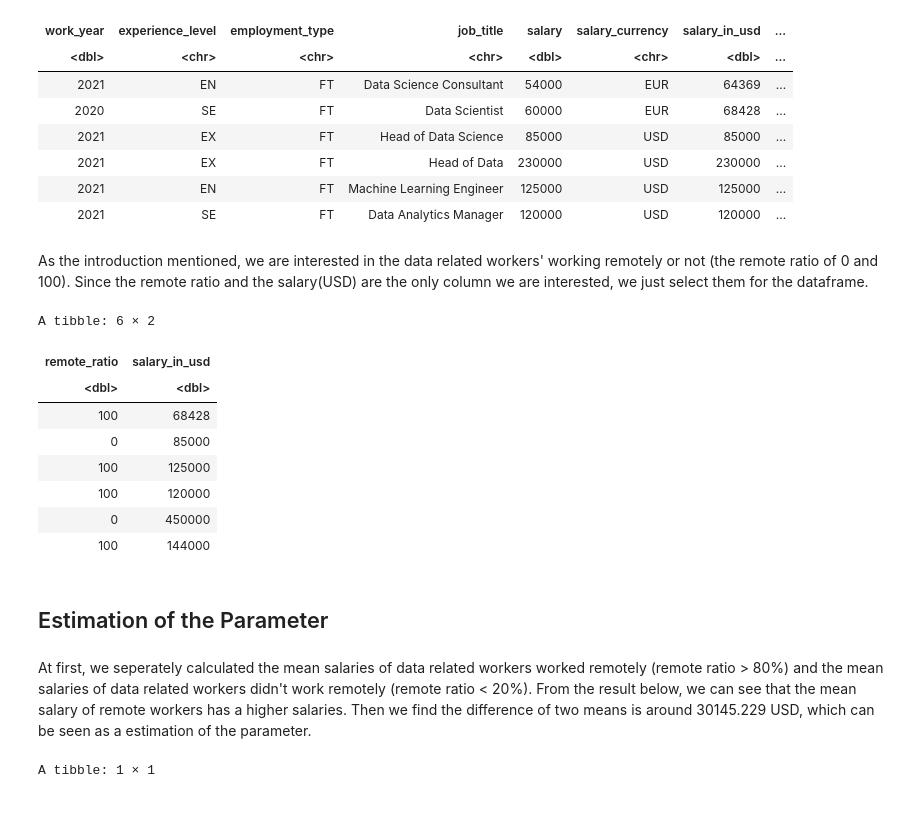
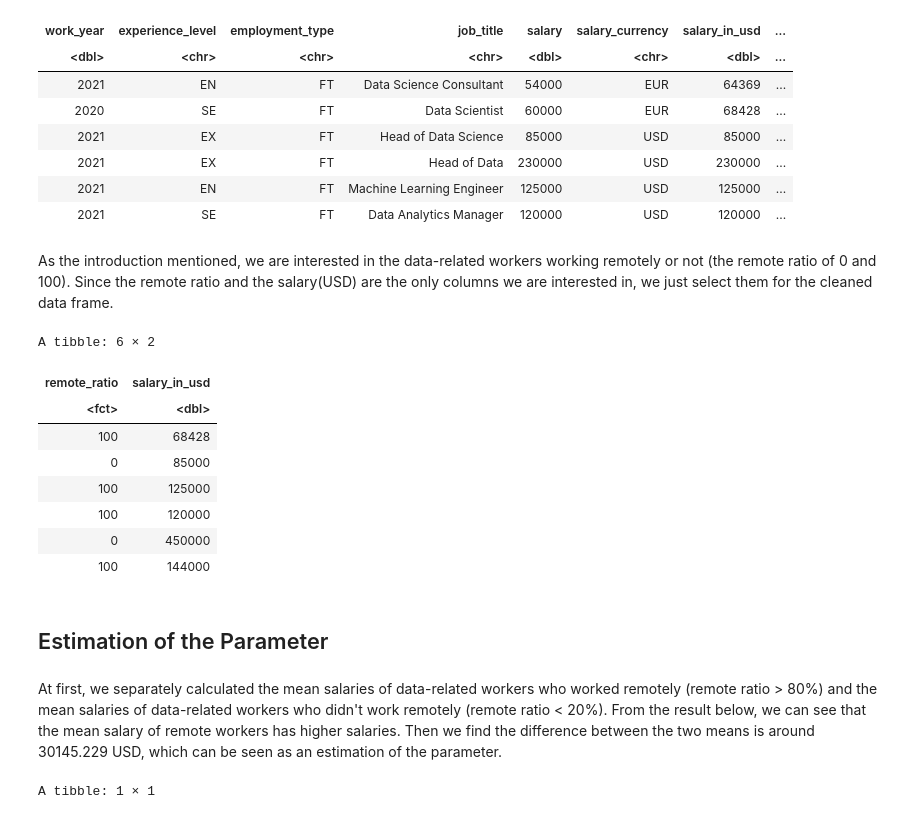
Before and after one commit to Wills-Hao/DS-Salary-Factor-Remote-R, a Jupyter notebook: Projectproposal.ipynb, the cells around one changed output. Cells and saved outputs as stored; diff of their text form; code cells hidden in the pictures.

```diff
--- a/Projectproposal.ipynb
+++ b/Projectproposal.ipynb
@@ -67,17 +67,18 @@ A tibble: 6 × 11
 | 2021 | EN | FT | Machine Learning Engineer | 125000 | USD | 125000 | ... |
 | 2021 | SE | FT | Data Analytics Manager | 120000 | USD | 120000 | ... |
 # %% [markdown]
-As the introduction mentioned, we are interested in the data related workers' working remotely or not (the remote ratio of 0 and 100). Since the remote ratio and the salary(USD) are the only column we are interested, we just select them for the dataframe.
+As the introduction mentioned, we are interested in the data-related workers working remotely or not (the remote ratio of 0 and 100). Since the remote ratio and the salary(USD) are the only columns we are interested in, we just select them for the cleaned data frame.
 # %%
 clean_DsSalary <- DsSalary %>%
                   filter(!is.na(salary_in_usd&remote_ratio),
                          remote_ratio %in% c(0, 100)) %>%
+                  mutate(remote_ratio = as_factor(remote_ratio)) %>%
                   select(remote_ratio, salary_in_usd)
 head(clean_DsSalary)
 # %% [output]
 A tibble: 6 × 2
 | remote_ratio | salary_in_usd |
-| <dbl> | <dbl> |
+| <fct> | <dbl> |
 | 100 | 68428 |
 | 0 | 85000 |
 | 100 | 125000 |
@@ -87,7 +88,7 @@ A tibble: 6 × 2
 # %% [markdown]
 ## Estimation of the Parameter
 # %% [markdown]
-At first, we seperately calculated the mean salaries of data related workers worked remotely (remote ratio > 80%) and the mean salaries of data related workers didn't work remotely (remote ratio < 20%). From the result below, we can see that the mean salary of remote workers has a higher salaries. Then we find the difference of two means is around 30145.229 USD, which can be seen as a estimation of the parameter.
+At first, we separately calculated the mean salaries of data-related workers who worked remotely (remote ratio > 80%) and the mean salaries of data-related workers who didn't work remotely (remote ratio < 20%). From the result below, we can see that the mean salary of remote workers has higher salaries. Then we find the difference between the two means is around 30145.229 USD, which can be seen as an estimation of the parameter.
 # %%
 remote_df <- clean_DsSalary %>%
                   filter(remote_ratio == 100) %>%
```
Also changed, not shown: parts of 20 cells of this notebook.
